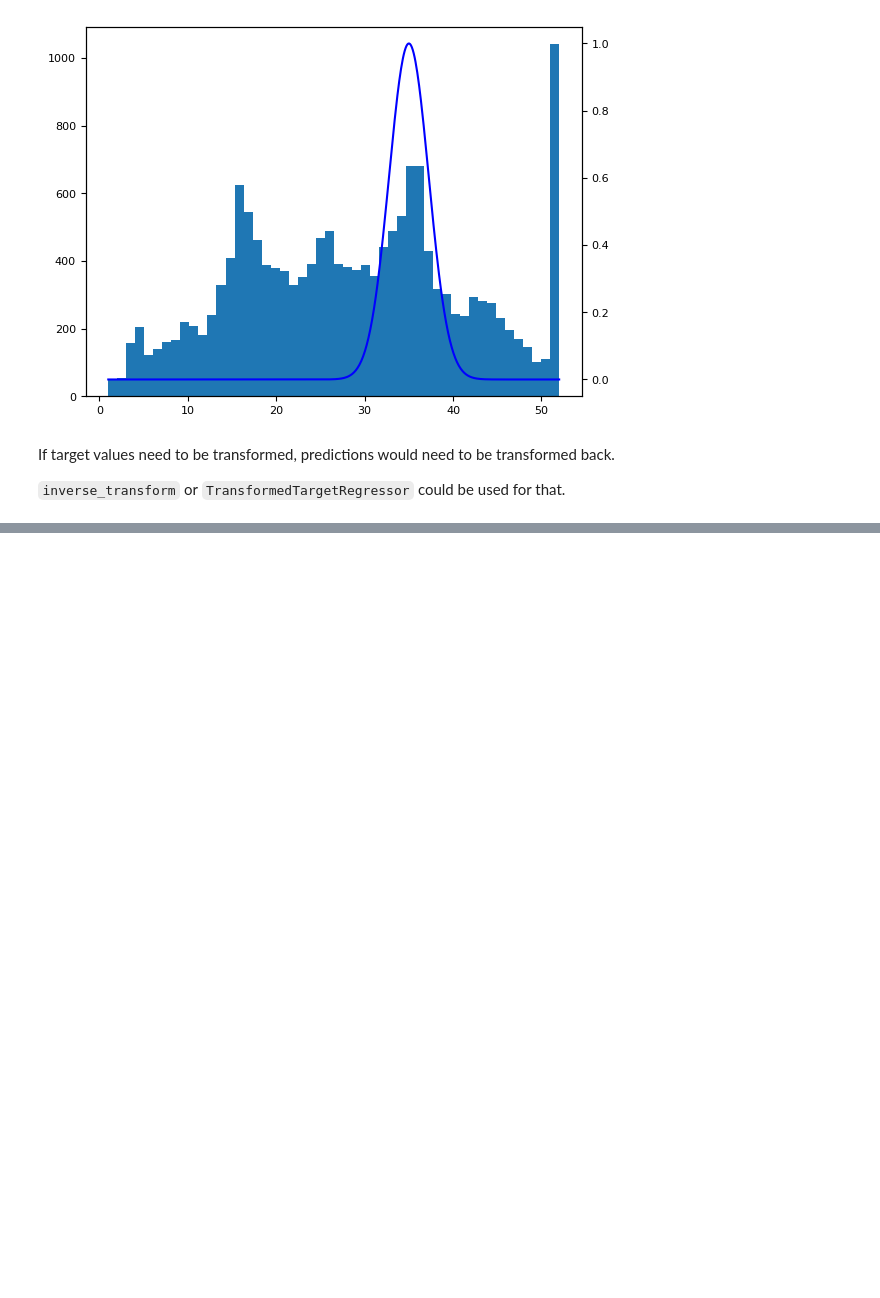
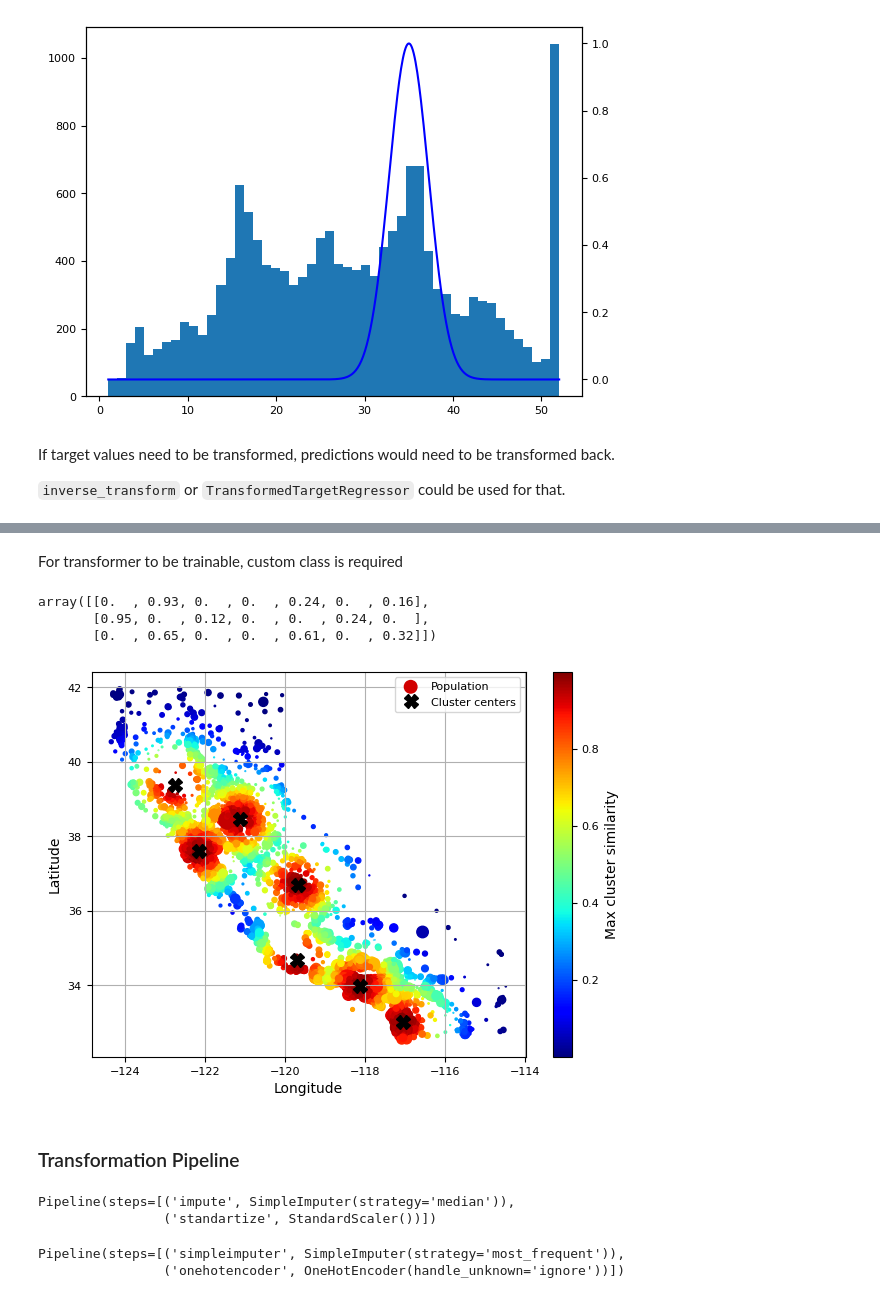
Before and after one commit to tsarevboris/ai-explore, a Jupyter notebook: notebooks/learn/handson-ml/ch02_end_to_end_project.ipynb, the cells around one changed output, grey strips where cells are left out. Cells and saved outputs as stored; diff of their text form; code cells hidden in the pictures; blank space fills up the shorter version.

```diff
--- a/notebooks/learn/handson-ml/ch02_end_to_end_project.ipynb
+++ b/notebooks/learn/handson-ml/ch02_end_to_end_project.ipynb
@@ -406,0 +436,2 @@ If target values need to be transformed, predictions would need to be transforme
+# %% [markdown]
+For transformer to be trainable, custom class is required
@@ -406,0 +472,53 @@ If target values need to be transformed, predictions would need to be transforme
+# %%
+cluster_simil = ClusterSimilarity(n_clusters=7, gamma=0.7, random_state=42)
+similarities = cluster_simil.fit_transform(housing[["latitude", "longitude"]], sample_weight=housing_labels)
+similarities[:3].round(2)
+# %% [output]
+array([[0.  , 0.93, 0.  , 0.  , 0.24, 0.  , 0.16],
+       [0.95, 0.  , 0.12, 0.  , 0.  , 0.24, 0.  ],
+       [0.  , 0.65, 0.  , 0.  , 0.61, 0.  , 0.32]])
+# %%
+# Visualisation
+housing_renamed = housing.rename(columns={
+    "latitude": "Latitude", "longitude": "Longitude",
+    "population": "Population",
+    "median_house_value": "Median house value (USD)"})
+housing_renamed["Max cluster similarity"] = similarities.max(axis=1)
+
+housing_renamed.plot(kind="scatter", x="Longitude", y="Latitude", grid=True,
+                     s=housing_renamed["Population"] / 100, label="Population",
+                     c="Max cluster similarity",
+                     cmap="jet", colorbar=True,
+                     legend=True, sharex=False, figsize=(7, 5))
+plt.plot(cluster_simil.kmeans_.cluster_centers_[:, 1],
+         cluster_simil.kmeans_.cluster_centers_[:, 0],
+         linestyle="", color="black", marker="X", markersize=10,
+         label="Cluster centers")
+plt.legend(loc="upper right")
+plt.show()
+# %% [output]
+[figure, added]
+# %% [markdown]
+### Transformation Pipeline
+# %%
+from sklearn.pipeline import Pipeline
+
+num_pipeline=Pipeline([
+    ("impute", SimpleImputer(strategy="median")),
+    ("standartize", StandardScaler())
+])
+num_pipeline
+# %% [output]
+Pipeline(steps=[('impute', SimpleImputer(strategy='median')),
+                ('standartize', StandardScaler())])
+# %%
+from sklearn.pipeline import make_pipeline
+
+cat_pipeline = make_pipeline(
+    SimpleImputer(strategy="most_frequent"),
+    OneHotEncoder(handle_unknown="ignore")
+)
+cat_pipeline
+# %% [output]
+Pipeline(steps=[('simpleimputer', SimpleImputer(strategy='most_frequent')),
+                ('onehotencoder', OneHotEncoder(handle_unknown='ignore'))])
```
Also changed, not shown: parts of 20 cells of this notebook.
